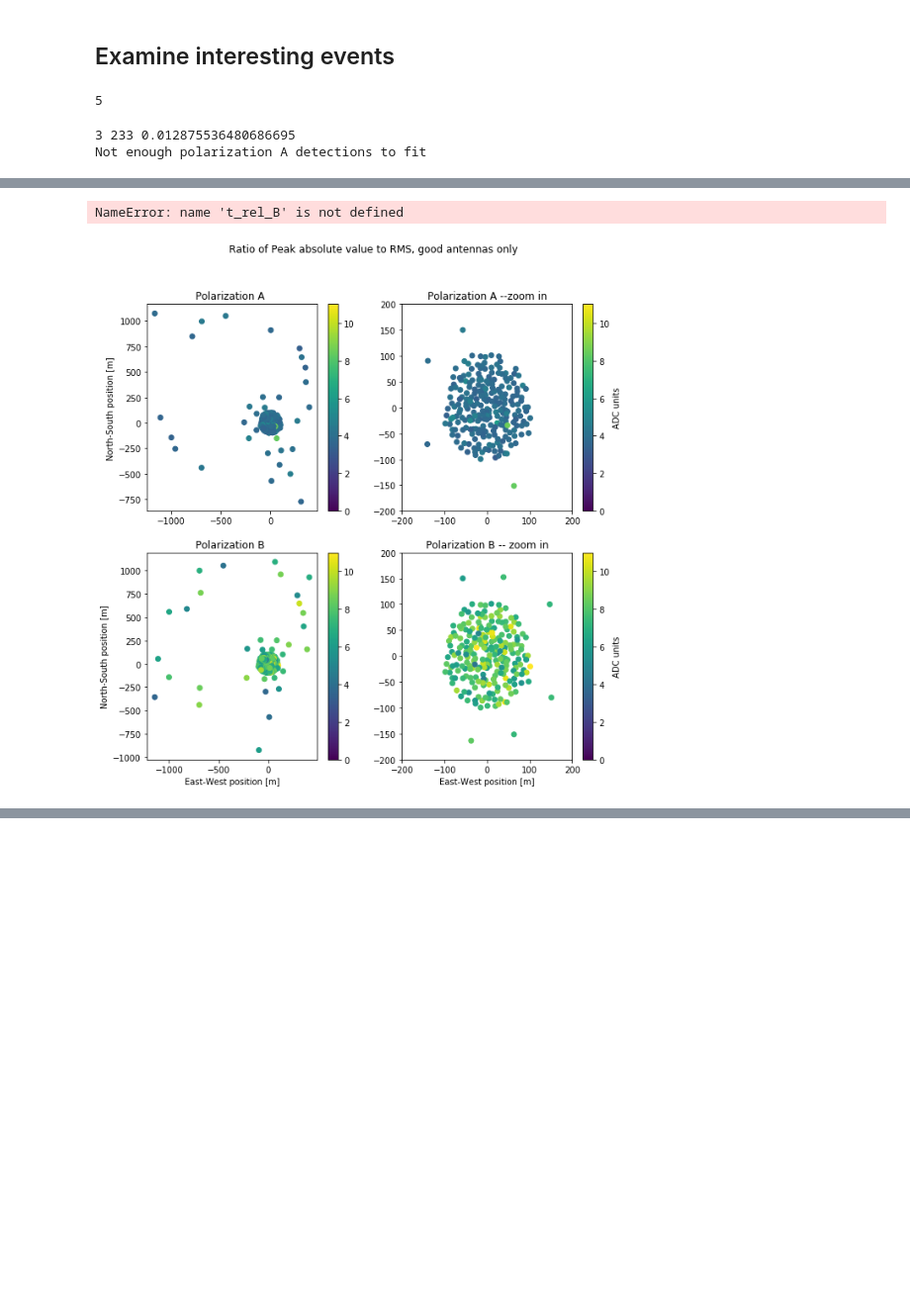
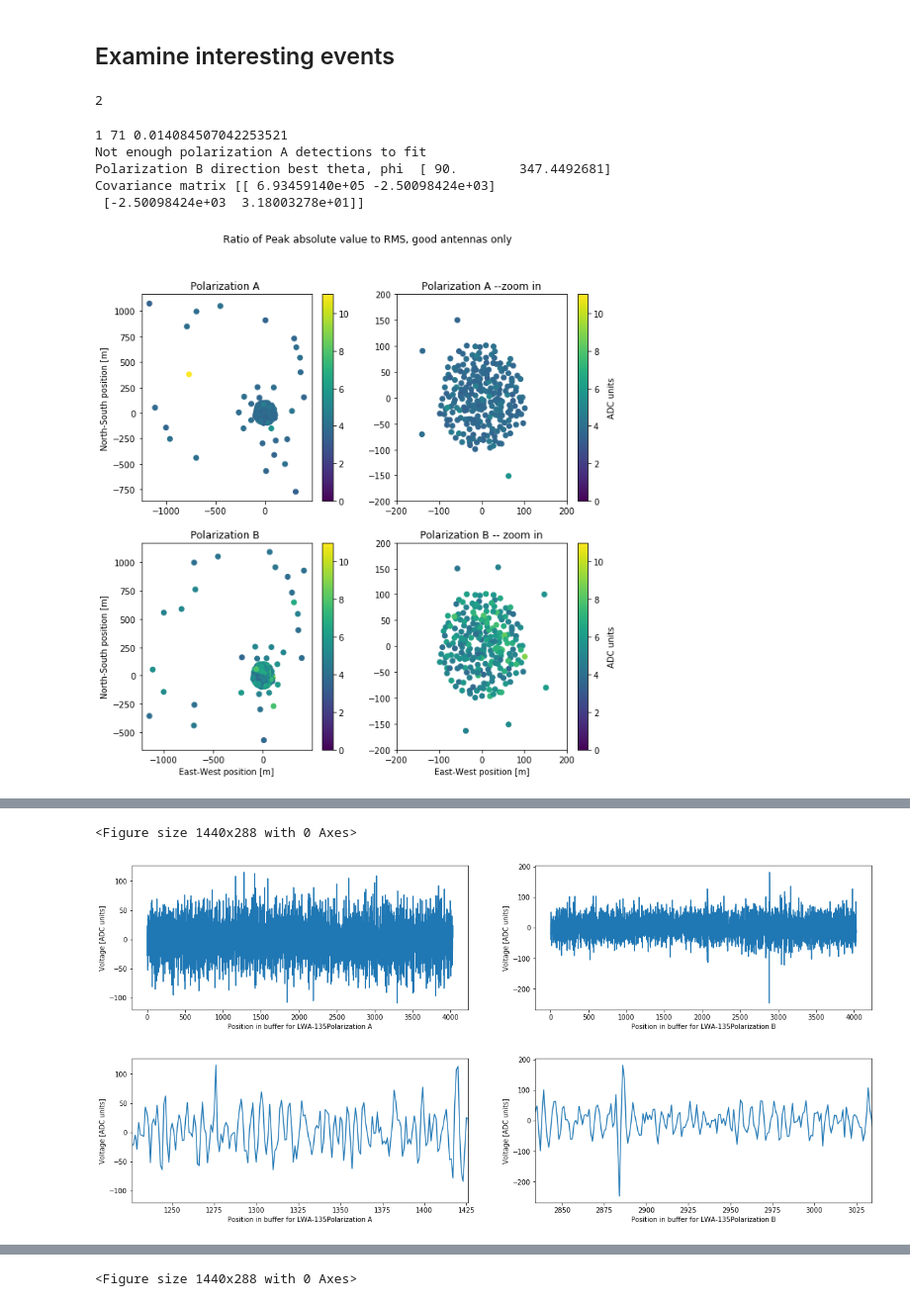
Before and after one commit to kathrynplant/lwa-cosmic-rays, a Jupyter notebook: Analyze_observing_run-test-cuts.ipynb, the cells around one changed output, grey strips where cells are left out. Shown at 99% size. Saved outputs shown, nothing was run; the diff lists cells and outputs as text; code cells hidden in the pictures; blank space fills up the shorter version.

```diff
--- a/Analyze_observing_run-test-cuts.ipynb
+++ b/Analyze_observing_run-test-cuts.ipynb
@@ -151,13 +302,12 @@ plt.scatter(n_strong_detectionsB[np.logical_and(rms_change_cut,detections_cut)],
 # %% [markdown]
 ## Examine interesting events
 # %%
-total_events_cut=np.logical_and(rms_change_cut,detections_cut)
-select_events=[events[i] for i in range(len(events)) if total_events_cut[i]]
+total_events_cut=np.logical_and(np.logical_and(np.logical_and(rms_change_cut,detections_cut),veto_cut),distant_vs_core_cut)
+select_events=[complete_events[i] for i in range(len(complete_events)) if total_events_cut[i]]
 print(len(select_events))
 # %% [output]
-5
+2
 # %%
-
 for event_indices in select_events:
     event=[records[i] for i in event_indices]
     mergedrecords=mergepolarizations(event,arraymapdictionaries)
@@ -178,6 +328,9 @@ for event_indices in select_events:
     timestamps=np.asarray([record['timestamp'] for record in mergedrecords])
     min_time=np.min(timestamps)
 
+    t_rel_A=index_peak_A + timestamps - min_time
+    t_rel_B=index_peak_B + timestamps - min_time
+
     #make antenna cut based on rms
     maximum_ok_rms=45
     minimum_ok_rms=25
@@ -187,7 +340,7 @@ for event_indices in select_events:
     cmin=0
     cmax=11
     minsnr=6
-    minstrongdetections=20
+    minstrongdetections=50
     plot_peak_to_rms_ratio(peak_to_rmsA,cutA,peak_to_rmsB,cutB,xcoords,ycoords,cmin,cmax)
     strongAdetections=np.sum((peak_to_rmsA[cutA])>minsnr)
     strongBdetections=np.sum((peak_to_rmsB[cutB])>minsnr)
@@ -247,31 +400,66 @@ for event_indices in select_events:
             z=zcoords[cut_rms_snrB_core]-zcoords[cut_rms_snrB_core][0]
 
             t=t_rel_B[cut_rms_snrB_core]-t_rel_B[cut_rms_snrB_core][0]
 
             ant_coords=np.zeros((3,len(x)))
             ant_coords[0,:]=x
             ant_coords[1,:]=y
             ant_coords[2,:]=z
 
             popt, pcov = curve_fit(toa_plane, ant_coords,t,bounds=([0,0],[90,360]),jac=grad_toa_plane)
 
             print("Polarization B direction best theta, phi ",popt)
             print("Covariance matrix",pcov)
             theta_best=popt[0]
             phi_best=popt[1]
 
             #plot the results
             best_model_toas=toa_plane(ant_coords,theta_best,phi_best)
             residual=t-best_model_toas
             czoom_min=np.mean(t)-np.std(t)
             czoom_max=np.mean(t)+np.std(t)
             title='Plane wave fit, using only core antennas with peak/rms>'+str(minsnr)
             plot_fit(x,y,t,best_model_toas,residual,czoom_min,czoom_max,title)
         except RuntimeError:
             print("Fit failed with RuntimeError")
 
     else:
         print("Not enough polarization B detections to fit")
+
+
+    #find the first example of an antenna with either A or B polarization above minsnr and plot its timeseries around the event
+    plt.figure(figsize=(20,4))
+    for r,record in enumerate(mergedrecords):
+        if ((peak_to_rmsA[r]>minsnr) and cutA[r]) or ((peak_to_rmsB[r]>minsnr) and cutB[r]):
+            plt.figure(figsize=(20,4))
+            plt.subplot(121)
+            plt.plot(record['polA_data'])
+            plt.xlabel('Position in buffer for '+ record['antname'] +'Polarization A')
+            plt.ylabel('Voltage [ADC units]')
+            plt.subplot(122)
+            plt.plot(record['polB_data'])
+            plt.xlabel('Position in buffer for '+ record['antname'] +'Polarization B')
+            plt.ylabel('Voltage [ADC units]')
+
+
+            plt.figure(figsize=(20,4))
+            plt.subplot(121)
+            #note the different zoom for each pol
+            plt.plot(record['polA_data'])
+            plt.xlim(record['index_peak_A']-50,record['index_peak_A']+150)
+            plt.xlabel('Position in buffer for '+ record['antname'] +'Polarization A')
+            plt.ylabel('Voltage [ADC units]')
+            plt.subplot(122)
+            plt.plot(record['polB_data'])
+            plt.xlim(record['index_peak_B']-50,record['index_peak_B']+150)
+            plt.xlabel('Position in buffer for '+ record['antname'] +'Polarization B')
+            plt.ylabel('Voltage [ADC units]')
+            plt.show()
+            break
 # %% [output]
-3 233 0.012875536480686695
+1 71 0.014084507042253521
 Not enough polarization A detections to fit
+Polarization B direction best theta, phi  [ 90.        347.4492681]
+Covariance matrix [[ 6.93459140e+05 -2.50098424e+03]
+ [-2.50098424e+03  3.18003278e+01]]
+[figure, new version]
@@ -278,2 +467,3 @@ Not enough polarization A detections to fit
-NameError: name 't_rel_B' is not defined
+<Figure size 1440x288 with 0 Axes>
-[figure, old version]
+[figure, added]
+[figure, added]
@@ -279,0 +477 @@ NameError: name 't_rel_B' is not defined
+<Figure size 1440x288 with 0 Axes>
```
Also changed, not shown: parts of 14 cells of this notebook, 2 other files.
